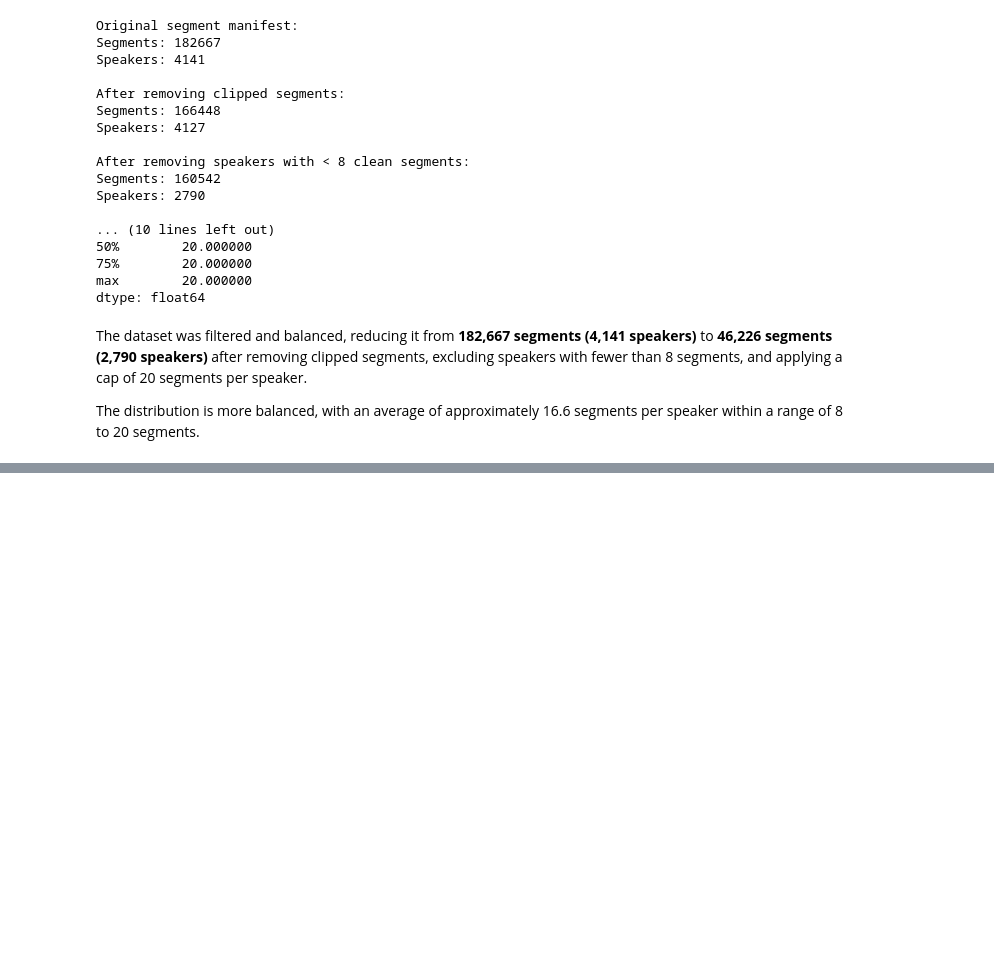
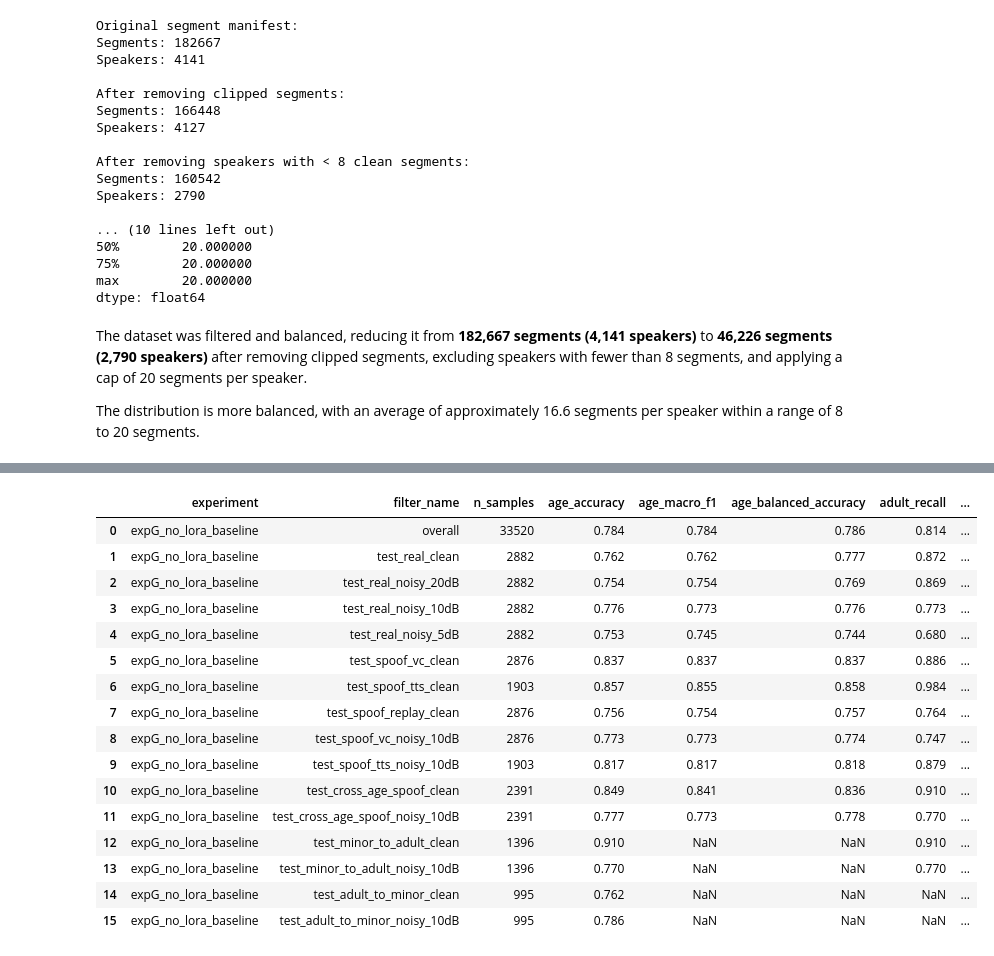
Before and after one commit to ArwaFadaaq/Robust-Spoof-Aware-Speech-Based-Age-Verification-for-Online-Voice-Chat, a Jupyter notebook: main.ipynb, the cells around one changed output, grey strips where cells are left out. Cells and saved outputs as stored; diff of their text form; code cells hidden in the pictures; blank space fills up the shorter version.

```diff
--- a/main.ipynb
+++ b/main.ipynb
@@ -783,0 +3155,27 @@ Saved to: /content/drive/MyDrive/age verification/processed/real_clean_splits/fi
+# %%
+# ─── Filters for G Evaluation ─────────────────────────
+# Full spoof-aware evaluation
+
+filter_specs_G = {
+    **REAL_AGE_FILTERS,
+    **SPOOF_SUBTYPE_FILTERS,
+    **CROSS_AGE_FILTERS,
+}
+# %%
+# ─── Experiment G — No-LoRA Spoof-Aware Evaluation ─────────────────────────
+
+checkpoint_path_G = (
+    "/content/drive/MyDrive/age verification/processed/runs/"
+    "expG_no_lora_baseline/best_model.pt"
+)
+
+results_G = evaluate_model(
+    config=CONFIG_EXP_G,
+    test_datasets=test_datasets,
+    checkpoint_path=checkpoint_path_G,
+    global_mean=global_mean_G,
+    global_std=global_std_G,
+    eval_spoof=True,
+    run_dir="/content/drive/MyDrive/age verification/processed/runs/expG_no_lora_baseline",
+    experiment_name="expG_no_lora_baseline",
+)
@@ -783,0 +3193,32 @@ Saved to: /content/drive/MyDrive/age verification/processed/real_clean_splits/fi
+# %%
+# ─── Experiment G — Filtered Metrics Table ─────────────────────────
+
+table_G, latex_G = summarize_metrics_for_filters(
+    results=results_G,
+    experiment_name="expG_no_lora_baseline",
+    filter_specs=filter_specs_G,
+    latex_path=(
+        "/content/drive/MyDrive/age verification/processed/runs/"
+        "expG_no_lora_baseline/expG_filtered_metrics.tex"
+    )
+)
+
+display(table_G)
+# %% [output]
+|  | experiment | filter_name | n_samples | age_accuracy | age_macro_f1 | age_balanced_accuracy | adult_recall | ... |
+| 0 | expG_no_lora_baseline | overall | 33520 | 0.784 | 0.784 | 0.786 | 0.814 | ... |
+| 1 | expG_no_lora_baseline | test_real_clean | 2882 | 0.762 | 0.762 | 0.777 | 0.872 | ... |
+| 2 | expG_no_lora_baseline | test_real_noisy_20dB | 2882 | 0.754 | 0.754 | 0.769 | 0.869 | ... |
+| 3 | expG_no_lora_baseline | test_real_noisy_10dB | 2882 | 0.776 | 0.773 | 0.776 | 0.773 | ... |
+| 4 | expG_no_lora_baseline | test_real_noisy_5dB | 2882 | 0.753 | 0.745 | 0.744 | 0.680 | ... |
+| 5 | expG_no_lora_baseline | test_spoof_vc_clean | 2876 | 0.837 | 0.837 | 0.837 | 0.886 | ... |
+| 6 | expG_no_lora_baseline | test_spoof_tts_clean | 1903 | 0.857 | 0.855 | 0.858 | 0.984 | ... |
+| 7 | expG_no_lora_baseline | test_spoof_replay_clean | 2876 | 0.756 | 0.754 | 0.757 | 0.764 | ... |
+| 8 | expG_no_lora_baseline | test_spoof_vc_noisy_10dB | 2876 | 0.773 | 0.773 | 0.774 | 0.747 | ... |
+| 9 | expG_no_lora_baseline | test_spoof_tts_noisy_10dB | 1903 | 0.817 | 0.817 | 0.818 | 0.879 | ... |
+| 10 | expG_no_lora_baseline | test_cross_age_spoof_clean | 2391 | 0.849 | 0.841 | 0.836 | 0.910 | ... |
+| 11 | expG_no_lora_baseline | test_cross_age_spoof_noisy_10dB | 2391 | 0.777 | 0.773 | 0.778 | 0.770 | ... |
+| 12 | expG_no_lora_baseline | test_minor_to_adult_clean | 1396 | 0.910 | NaN | NaN | 0.910 | ... |
+| 13 | expG_no_lora_baseline | test_minor_to_adult_noisy_10dB | 1396 | 0.770 | NaN | NaN | 0.770 | ... |
+| 14 | expG_no_lora_baseline | test_adult_to_minor_clean | 995 | 0.762 | NaN | NaN | NaN | ... |
+| 15 | expG_no_lora_baseline | test_adult_to_minor_noisy_10dB | 995 | 0.786 | NaN | NaN | NaN | ... |
```
Also changed, not shown: parts of 133 cells of this notebook.
